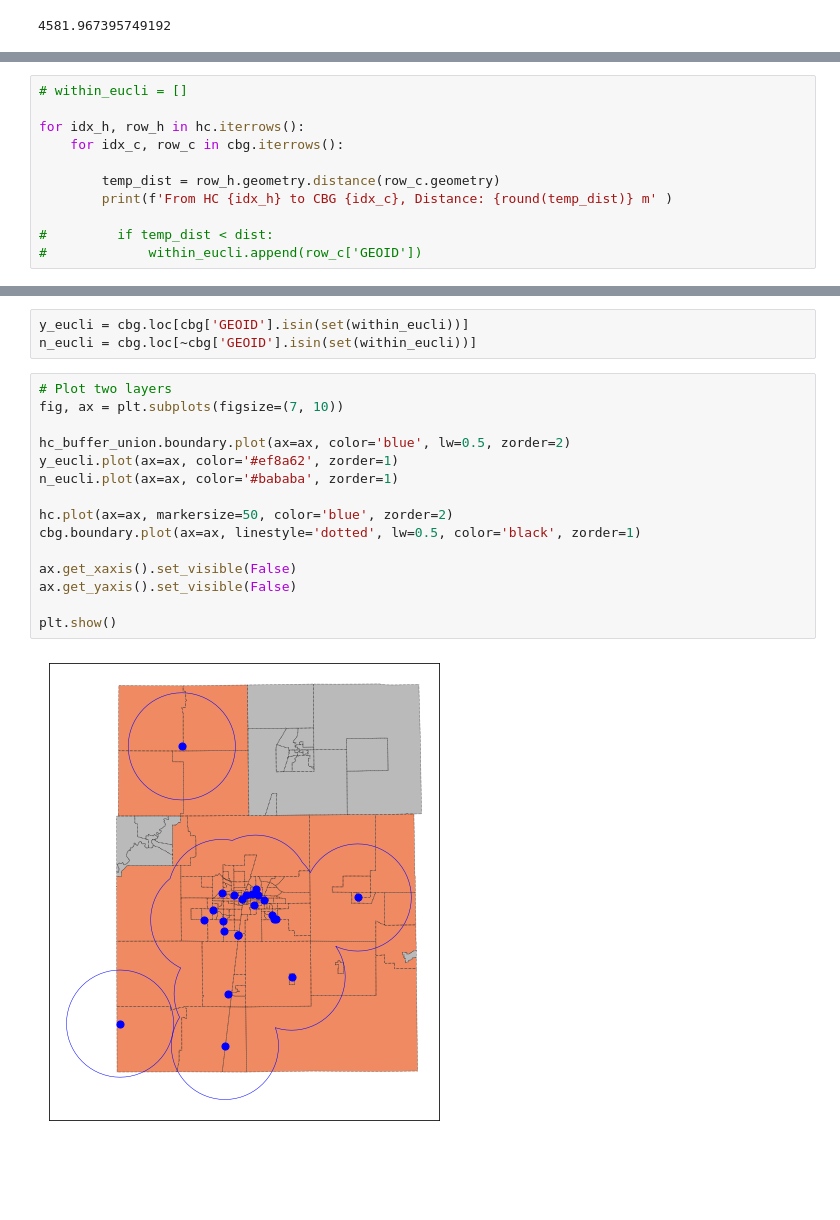
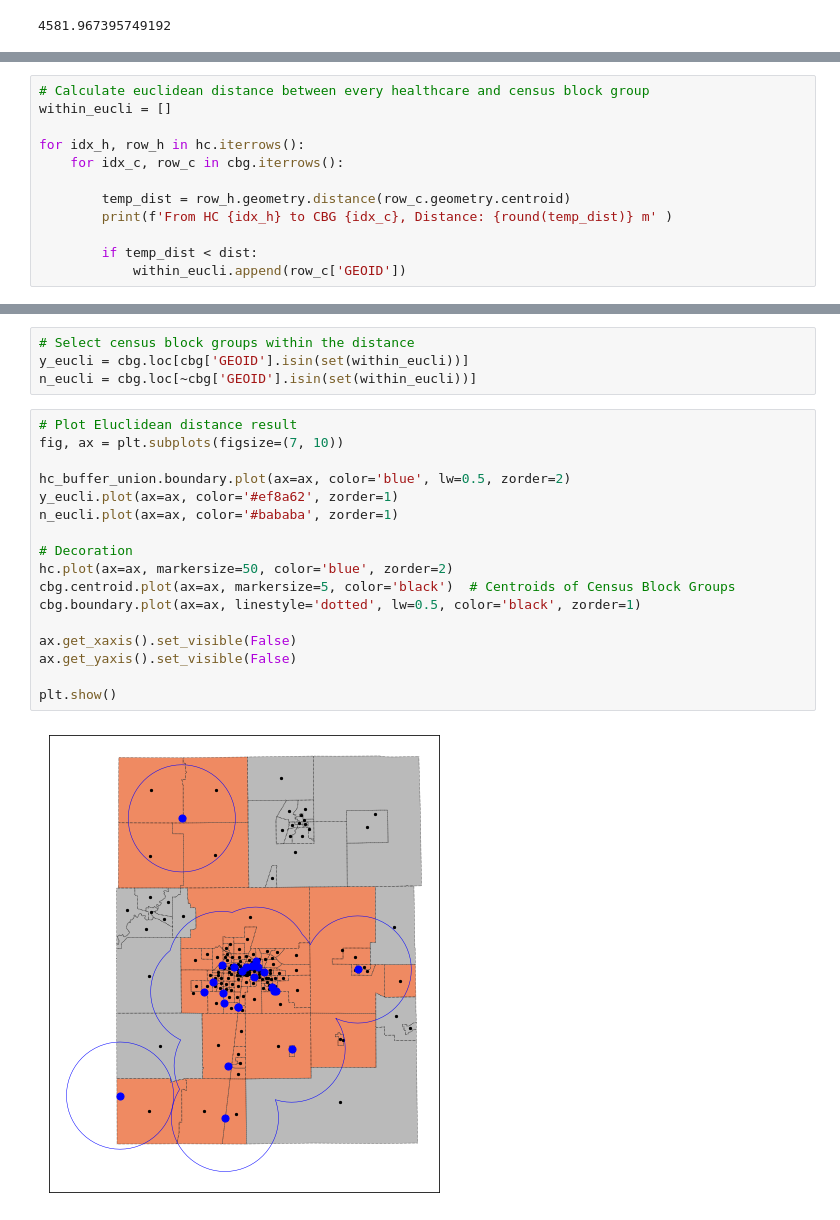
Before and after one commit to jparkgeo/GEOG489, a Jupyter notebook: Week7/Basic Spatial Analysis with Python.ipynb, the cells around one changed output, grey strips where cells are left out. Drawn from its saved outputs; the diff is of its cells as text; blank space fills up the shorter version.

```diff
--- a/Week7/Basic Spatial Analysis with Python.ipynb
+++ b/Week7/Basic Spatial Analysis with Python.ipynb
@@ -472,14 +474,15 @@ plt.show()
 # %% [output]
 [figure]
 # %%
-# within_eucli = []
+# Calculate euclidean distance between every healthcare and census block group
+within_eucli = []
 
 for idx_h, row_h in hc.iterrows():
     for idx_c, row_c in cbg.iterrows():
 
-        temp_dist = row_h.geometry.distance(row_c.geometry)
+        temp_dist = row_h.geometry.distance(row_c.geometry.centroid)
         print(f'From HC {idx_h} to CBG {idx_c}, Distance: {round(temp_dist)} m' )
 
-#         if temp_dist < dist:
-#             within_eucli.append(row_c['GEOID'])
+        if temp_dist < dist:
+            within_eucli.append(row_c['GEOID'])
 # %% [output]
@@ -546,22 +524,25 @@ set(within_eucli)
  '170190111002',
  '170190111003'}
 # %%
+# Select census block groups within the distance
 y_eucli = cbg.loc[cbg['GEOID'].isin(set(within_eucli))]
 n_eucli = cbg.loc[~cbg['GEOID'].isin(set(within_eucli))]
 # %%
-# Plot two layers
+# Plot Eluclidean distance result
 fig, ax = plt.subplots(figsize=(7, 10))
 
 hc_buffer_union.boundary.plot(ax=ax, color='blue', lw=0.5, zorder=2)
 y_eucli.plot(ax=ax, color='#ef8a62', zorder=1)
 n_eucli.plot(ax=ax, color='#bababa', zorder=1)
 
+# Decoration
 hc.plot(ax=ax, markersize=50, color='blue', zorder=2)
+cbg.centroid.plot(ax=ax, markersize=5, color='black')  # Centroids of Census Block Groups
 cbg.boundary.plot(ax=ax, linestyle='dotted', lw=0.5, color='black', zorder=1)
 
 ax.get_xaxis().set_visible(False)
 ax.get_yaxis().set_visible(False)
 
 plt.show()
 # %% [output]
-[figure, old version]
+[figure, new version]
```
Also changed, not shown: parts of 53 cells of this notebook, 1 other file.
